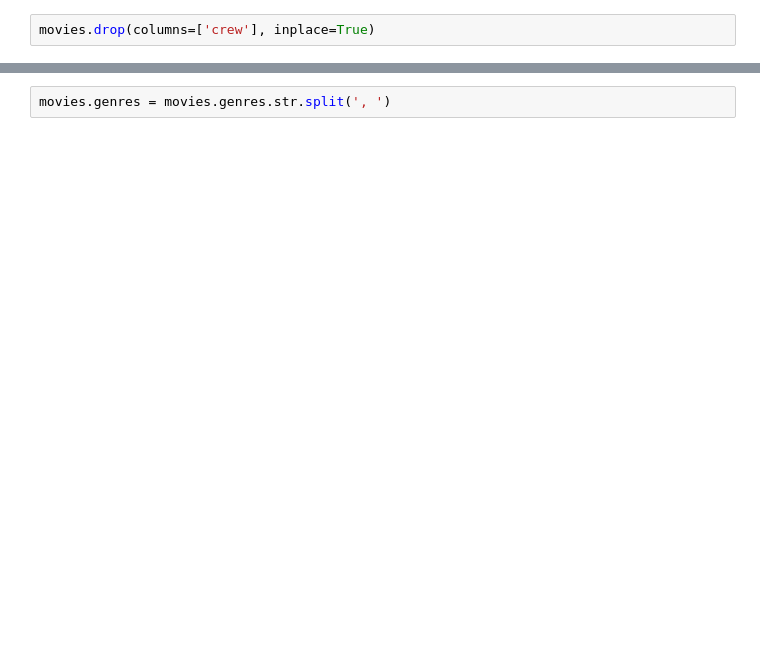
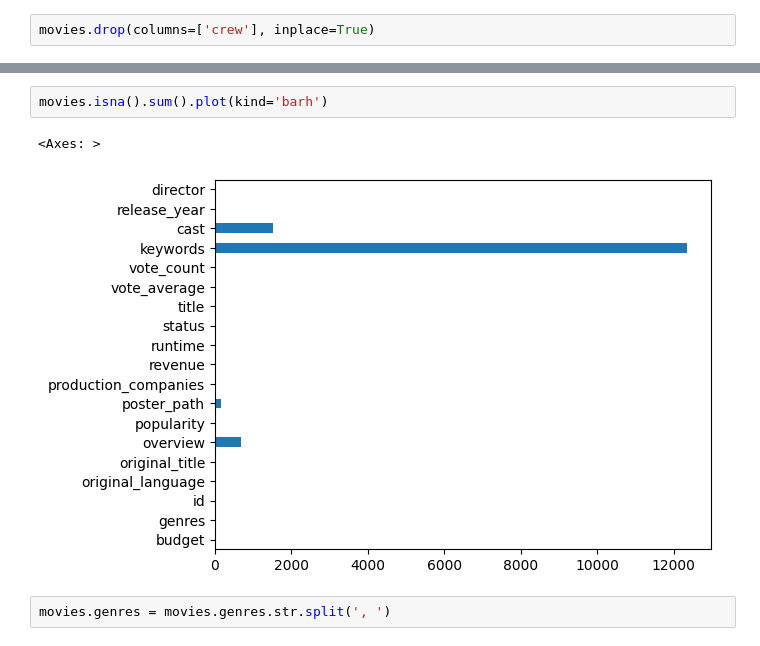
Before and after one commit to M-Awwab-Khan/most-comprehensive-movies-analysis, a Jupyter notebook: Most_Comprehensive_Movies_Analysis.ipynb, the cells around one changed output, grey strips where cells are left out. Drawn from its saved outputs; the diff is of its cells as text; blank space fills up the shorter version.

```diff
--- a/Most_Comprehensive_Movies_Analysis.ipynb
+++ b/Most_Comprehensive_Movies_Analysis.ipynb
@@ -253,2 +224,7 @@ movies.head(1)
+# %%
+movies.isna().sum().plot(kind='barh')
+# %% [output]
+<Axes: >
+[figure, added]
 # %%
 movies.genres = movies.genres.str.split(', ')
```
Also changed, not shown: parts of 30 cells of this notebook.
